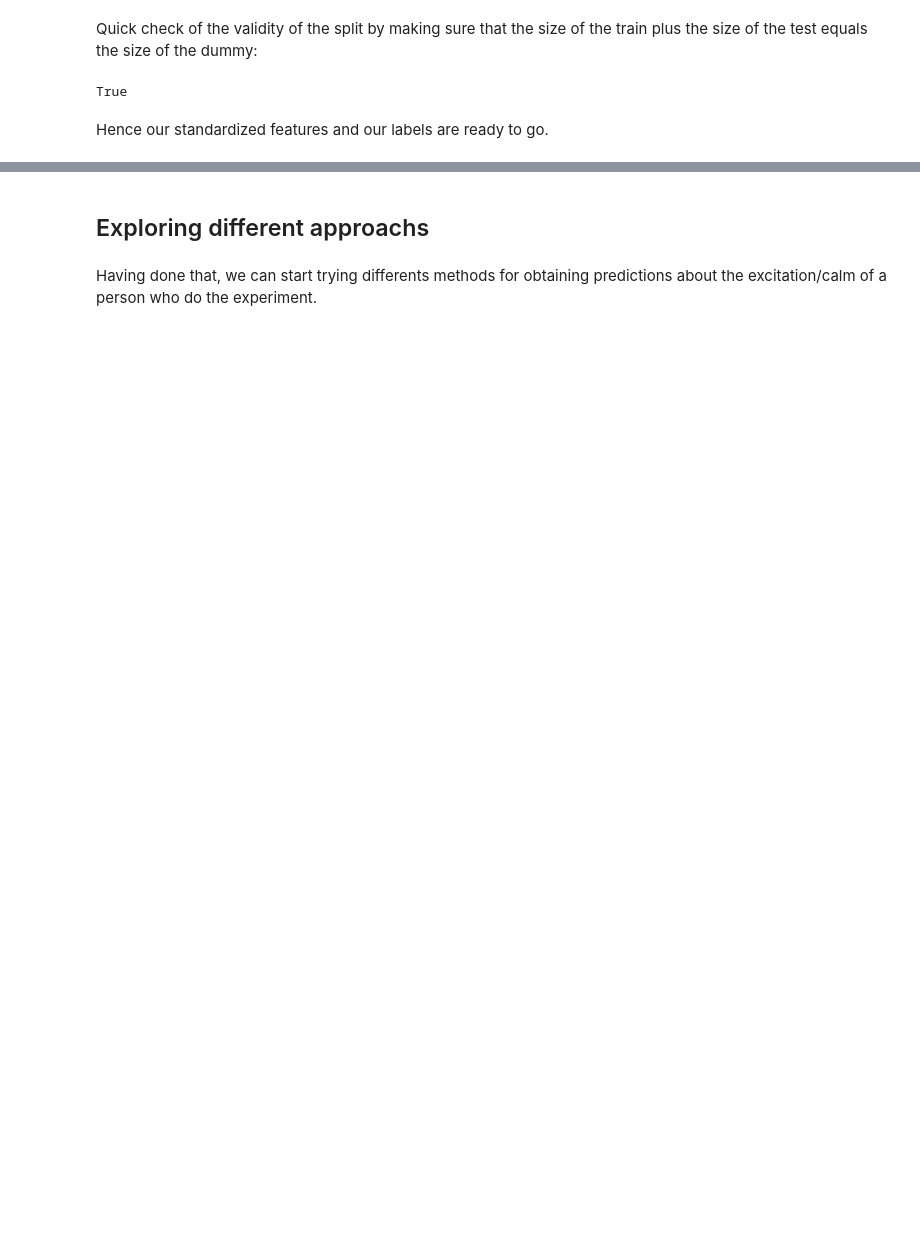
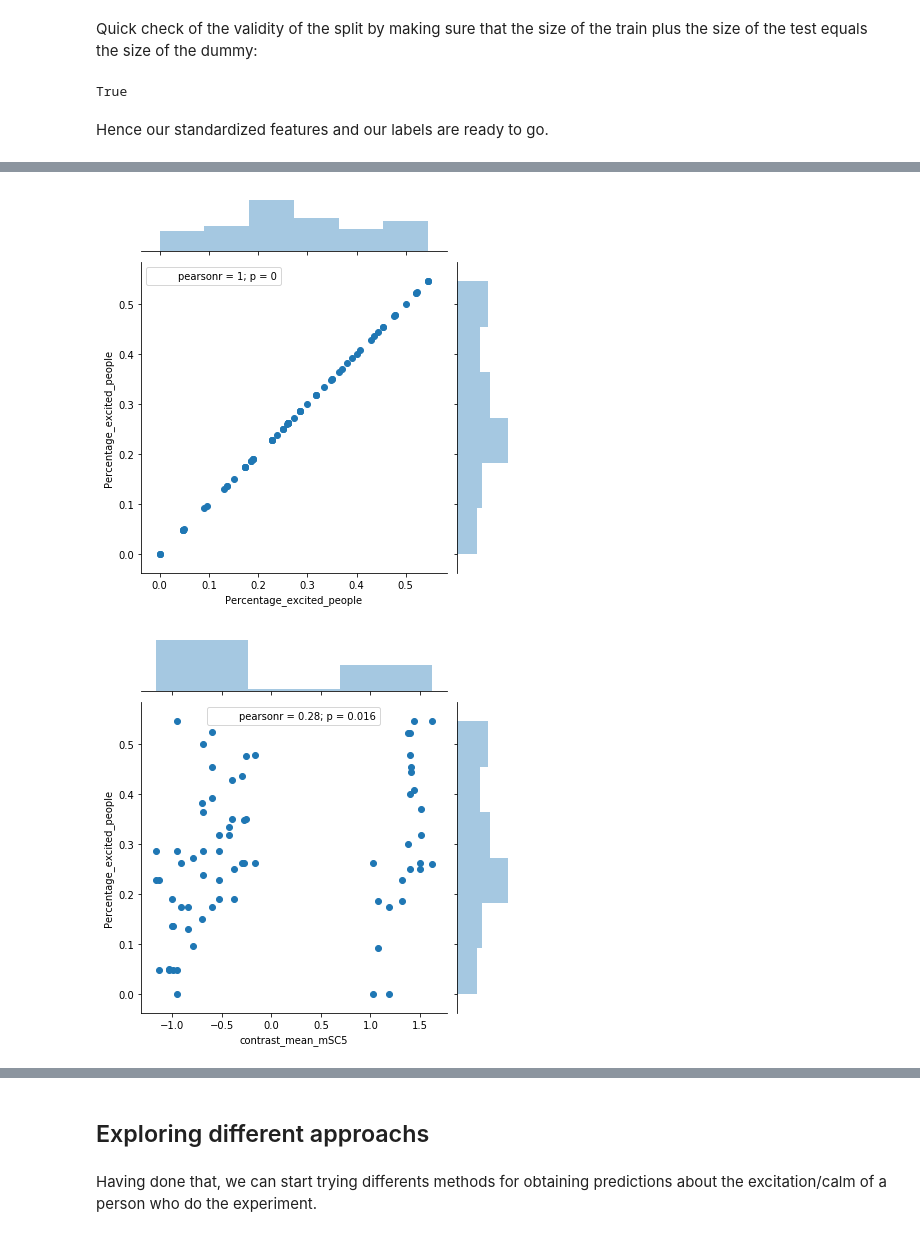
Before and after one commit to joSanchez28/Machine-Learning-EPFL, a Jupyter notebook: Project2-ArchitectureExperiment/Project2-Notebook - New Approach.ipynb, the cells around one changed output, grey strips where cells are left out. Drawn from its saved outputs; the diff is of its cells as text; code cells hidden in the pictures; blank space fills up the shorter version.

Commit message:
added visualization & GridSearchCV

```diff
--- a/Project2-ArchitectureExperiment/Project2-Notebook - New Approach.ipynb
+++ b/Project2-ArchitectureExperiment/Project2-Notebook - New Approach.ipynb
@@ -503,0 +513,9 @@ print(x_train.head)
+# %%
+numeric_data = pd.concat([y_data, x_data], axis=1, sort=False).drop( [ 'Country_Greece', 'Country_Switzerland', 'Pattern_P1EL', 'Pattern_P2EL',
+       'Pattern_P3EL', 'Pattern_P4EL', 'Pattern_P5EL', 'Pattern_P6EL',
+       'Context_social', 'Context_work', 'SkyType_clearhigh',
+       'SkyType_clearlow', 'SkyType_overcast'], axis = 1)
+
+
+
+numeric_data.corr()["Percentage_excited_people"]
@@ -503,0 +542,6 @@ print(x_train.head)
+# %%
+for feature in numeric_data.columns:
+    sns.jointplot( numeric_data[feature], numeric_data['Percentage_excited_people'], kind ="scatter")
+# %% [output]
+[figure, added]
+[figure, added]
```
Also changed, not shown: parts of 29 cells of this notebook.
